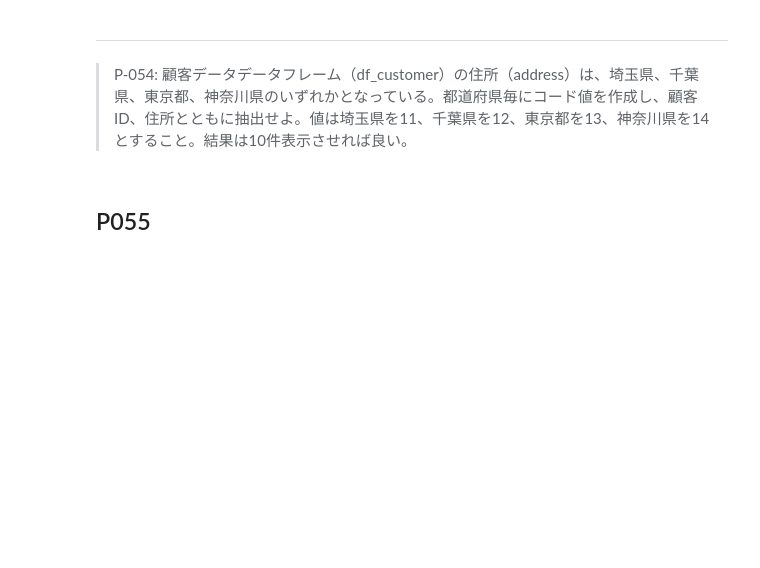
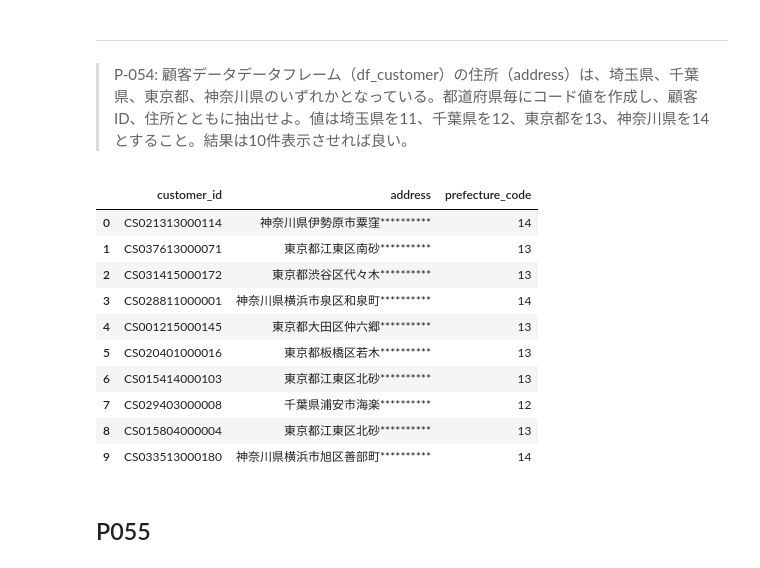
Before and after one commit to okusama27/koan, a Jupyter notebook: 100knock/submit/kame-chan/100_knock_Python(kame-chan).ipynb, the cells around one changed output. Cells and saved outputs as stored; diff of their text form; code cells hidden in the pictures; blank space fills up the shorter version.

```diff
--- a/100knock/submit/kame-chan/100_knock_Python(kame-chan).ipynb
+++ b/100knock/submit/kame-chan/100_knock_Python(kame-chan).ipynb
@@ -1336,6 +1408,34 @@ df50_ans.head(10)
 # %% [markdown]
 ---
 > P-054: 顧客データデータフレーム（df_customer）の住所（address）は、埼玉県、千葉県、東京都、神奈川県のいずれかとなっている。都道府県毎にコード値を作成し、顧客ID、住所とともに抽出せよ。値は埼玉県を11、千葉県を12、東京都を13、神奈川県を14とすること。結果は10件表示させれば良い。
+# %%
+def get_prefecture_code(address):
+    if address.startswith("埼玉県"):
+        return 11
+    elif address.startswith("千葉県"):
+        return 12
+    elif address.startswith("東京都"):
+        return 13
+    elif address.startswith("神奈川県"):
+        return 14
+    else:
+        return -1
+# %%
+df54 = df_customer.copy()
+df54["prefecture_code"] = df54["address"].apply(get_prefecture_code)
+df54[["customer_id", "address", "prefecture_code"]].head(10)
+# %% [output]
+|  | customer_id | address | prefecture_code |
+| 0 | CS021313000114 | 神奈川県伊勢原市粟窪********** | 14 |
+| 1 | CS037613000071 | 東京都江東区南砂********** | 13 |
+| 2 | CS031415000172 | 東京都渋谷区代々木********** | 13 |
+| 3 | CS028811000001 | 神奈川県横浜市泉区和泉町********** | 14 |
+| 4 | CS001215000145 | 東京都大田区仲六郷********** | 13 |
+| 5 | CS020401000016 | 東京都板橋区若木********** | 13 |
+| 6 | CS015414000103 | 東京都江東区北砂********** | 13 |
+| 7 | CS029403000008 | 千葉県浦安市海楽********** | 12 |
+| 8 | CS015804000004 | 東京都江東区北砂********** | 13 |
+| 9 | CS033513000180 | 神奈川県横浜市旭区善部町********** | 14 |
 # %% [markdown]
 ## P055
 # %% [markdown]
```
Also changed, not shown: parts of 8 cells of this notebook.
